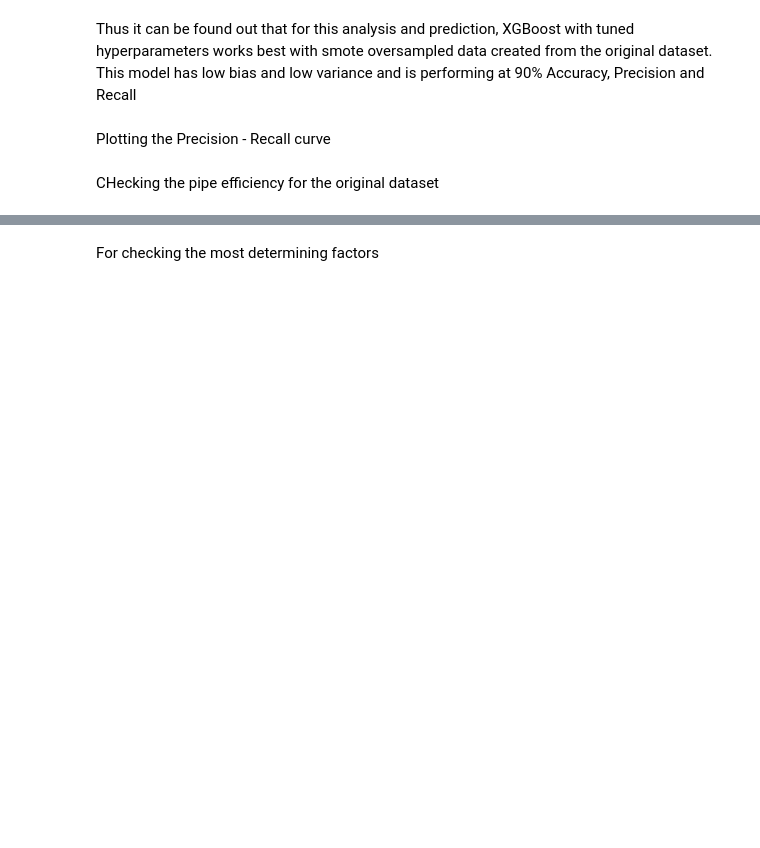
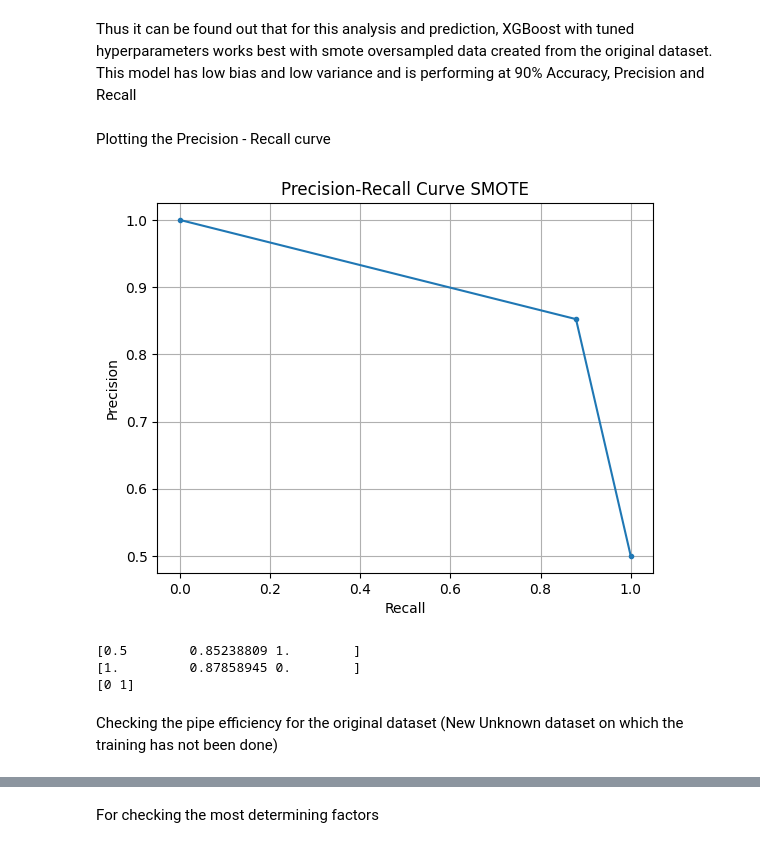
Before and after one commit to CodeXplod/CodeXplod, a Jupyter notebook: Heart_Disease_Prediction_Capstone_Project.ipynb, the cells around one changed output, grey strips where cells are left out. Cells and saved outputs as stored; diff of their text form; code cells hidden in the pictures; blank space fills up the shorter version.

```diff
--- a/Heart_Disease_Prediction_Capstone_Project.ipynb
+++ b/Heart_Disease_Prediction_Capstone_Project.ipynb
@@ -1059,7 +1129,10 @@ preprocessor
 from sklearn.pipeline import make_pipeline
 # %% [markdown]
 Defining the pipeline with tuned parameters for the SMOTE dataset
+# %%
+pipe = make_pipeline(preprocessor, XGBClassifier(**smote_best_params))
 # %%
-pipe = make_pipeline(preprocessor, XGBClassifier(n_estimators = 100, max_depth = 8, learning_rate = 0.1))
+'''**smote_best_params
+n_estimators = 100, max_depth = 8, learning_rate = 0.1
 # %%
 pipe
@@ -1094,17 +1219,23 @@ precision, recall, thresholds = precision_recall_curve(smote_Y_test, smote_Y_pre
 # %%
 import matplotlib.pyplot as plt
 
 plt.plot(recall, precision, marker='.')
 plt.xlabel('Recall')
 plt.ylabel('Precision')
-plt.title('Precision-Recall Curve')
+plt.title('Precision-Recall Curve SMOTE')
 plt.grid(True)
 plt.show()
+# %% [output]
+[figure, added]
 # %%
 print(precision)
 print(recall)
 print(thresholds)
+# %% [output]
+[0.5        0.85238809 1.        ]
+[1.         0.87858945 0.        ]
+[0 1]
 # %% [markdown]
-CHecking the pipe efficiency for the original dataset
+Checking the pipe efficiency for the original dataset (New Unknown dataset on which the training has not been done)
 # %%
 pipe.fit(X_train, Y_train)
```
Also changed, not shown: parts of 29 cells of this notebook.
